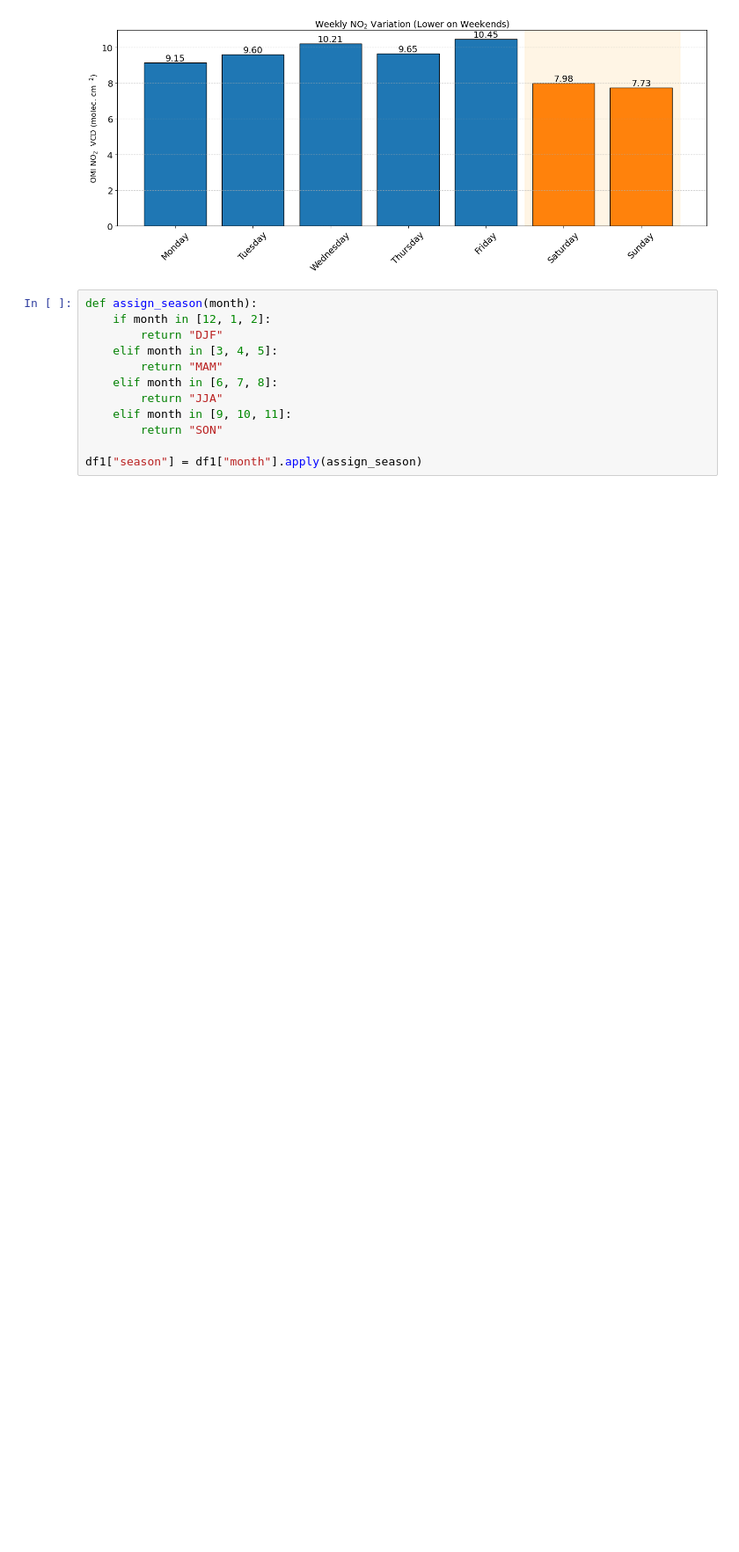
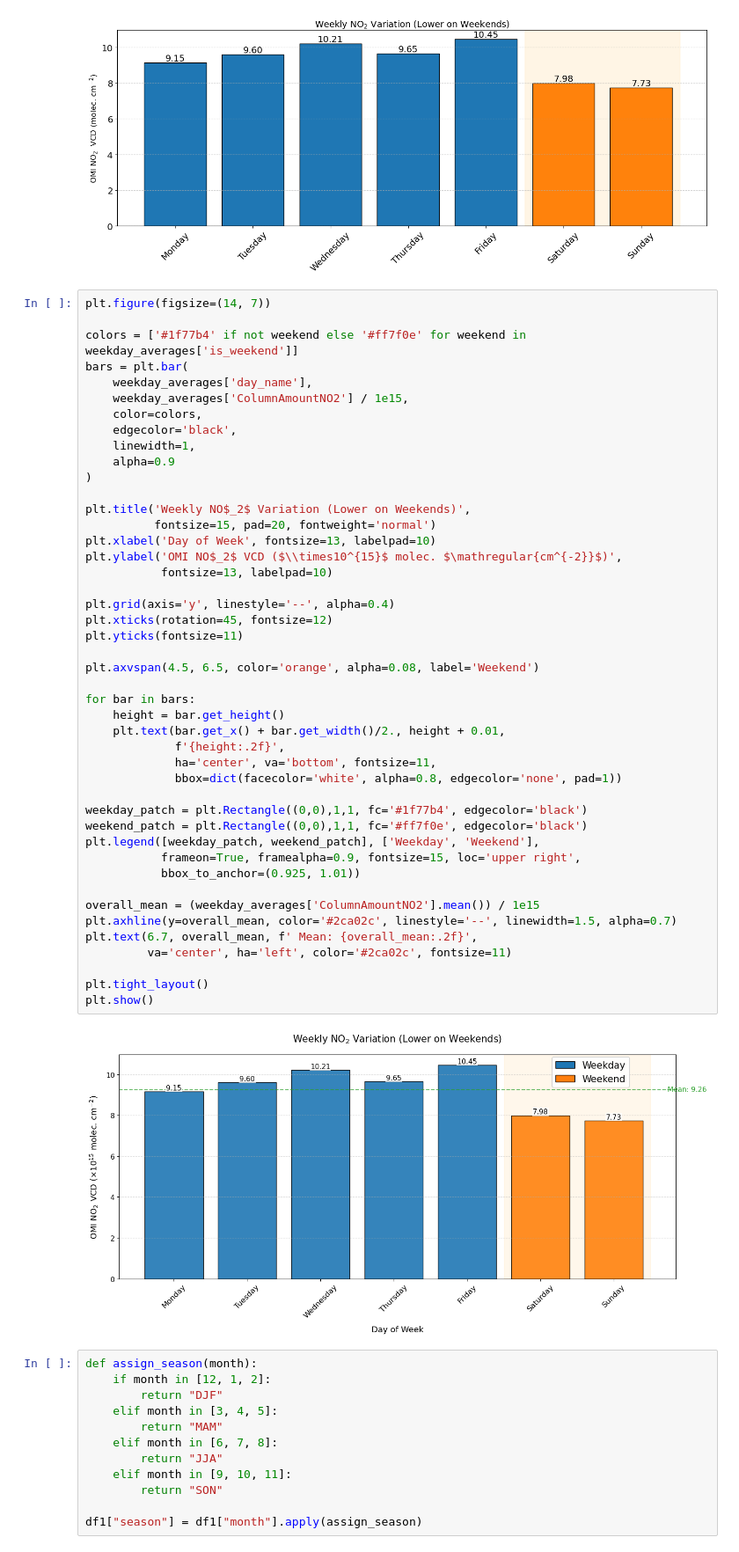
Before and after one commit to SujanNeupane42/NO2-vs-Traffic-Analysis-using-PySpark-and-GeoPandas, a Jupyter notebook: main_notebook.ipynb, the cells around one changed output. Shown at 88% size. Cells and saved outputs as stored; diff of their text form; blank space fills up the shorter version.

```diff
--- a/main_notebook.ipynb
+++ b/main_notebook.ipynb
@@ -1160,6 +1160,53 @@ plt.tight_layout()
 plt.show()
 # %% [output]
 [figure]
+# %%
+plt.figure(figsize=(14, 7))
+
+colors = ['#1f77b4' if not weekend else '#ff7f0e' for weekend in weekday_averages['is_weekend']]
+bars = plt.bar(
+    weekday_averages['day_name'],
+    weekday_averages['ColumnAmountNO2'] / 1e15,
+    color=colors,
+    edgecolor='black',
+    linewidth=1,
+    alpha=0.9
+)
+
+plt.title('Weekly NO$_2$ Variation (Lower on Weekends)',
+          fontsize=15, pad=20, fontweight='normal')
+plt.xlabel('Day of Week', fontsize=13, labelpad=10)
+plt.ylabel('OMI NO$_2$ VCD ($\\times10^{15}$ molec. $\mathregular{cm^{-2}}$)',
+           fontsize=13, labelpad=10)
+
+plt.grid(axis='y', linestyle='--', alpha=0.4)
+plt.xticks(rotation=45, fontsize=12)
+plt.yticks(fontsize=11)
+
+plt.axvspan(4.5, 6.5, color='orange', alpha=0.08, label='Weekend')
+
+for bar in bars:
+    height = bar.get_height()
+    plt.text(bar.get_x() + bar.get_width()/2., height + 0.01,
+             f'{height:.2f}',
+             ha='center', va='bottom', fontsize=11,
+             bbox=dict(facecolor='white', alpha=0.8, edgecolor='none', pad=1))
+
+weekday_patch = plt.Rectangle((0,0),1,1, fc='#1f77b4', edgecolor='black')
+weekend_patch = plt.Rectangle((0,0),1,1, fc='#ff7f0e', edgecolor='black')
+plt.legend([weekday_patch, weekend_patch], ['Weekday', 'Weekend'],
+           frameon=True, framealpha=0.9, fontsize=15, loc='upper right',
+           bbox_to_anchor=(0.925, 1.01))
+
+overall_mean = (weekday_averages['ColumnAmountNO2'].mean()) / 1e15
+plt.axhline(y=overall_mean, color='#2ca02c', linestyle='--', linewidth=1.5, alpha=0.7)
+plt.text(6.7, overall_mean, f' Mean: {overall_mean:.2f}',
+         va='center', ha='left', color='#2ca02c', fontsize=11)
+
+plt.tight_layout()
+plt.show()
+# %% [output]
+[figure, added]
 # %%
 def assign_season(month):
     if month in [12, 1, 2]:
```
Also changed, not shown: parts of 10 cells of this notebook.
